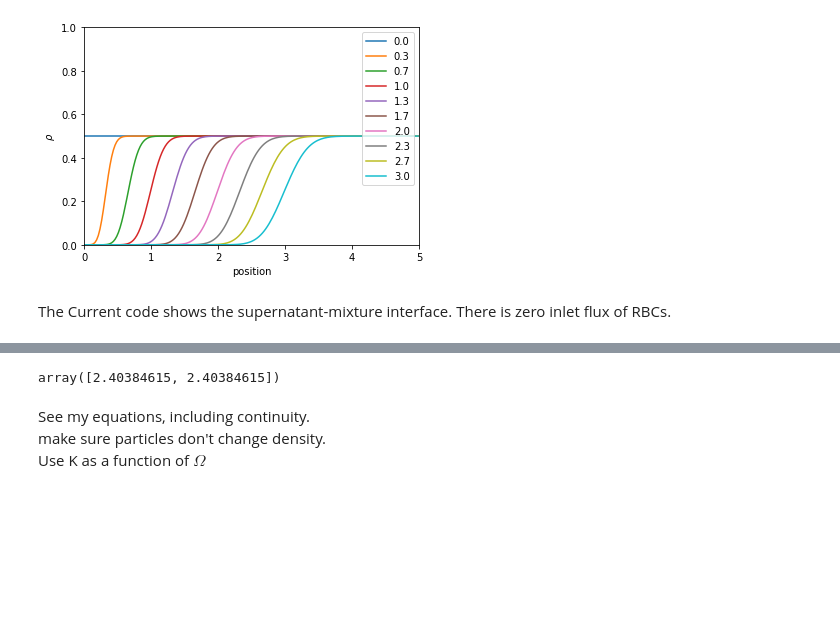
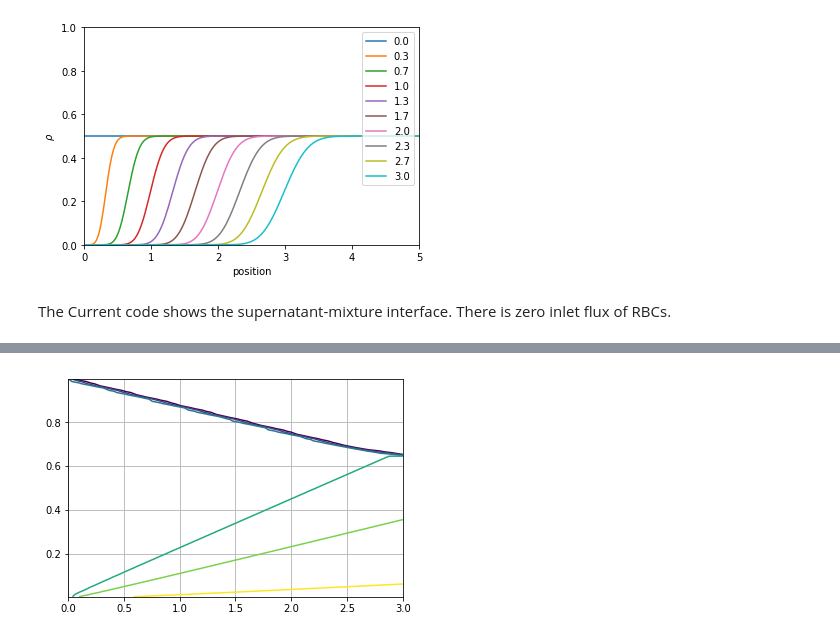
Before and after one commit to cliffanderson720/MS-Thesis-Pitt, a Jupyter notebook: Simulations/simple_wave_Godunov_1.5.ipynb, the cells around one changed output, grey strips where cells are left out. Cells and saved outputs as stored; diff of their text form; code cells hidden in the pictures; blank space fills up the shorter version.

```diff
--- a/Simulations/simple_wave_Godunov_1.5.ipynb
+++ b/Simulations/simple_wave_Godunov_1.5.ipynb
@@ -138,8 +149,0 @@ plt.show()
-# %%
-(times[1]-times[0])*get_c(np.array([0.5,0.5]))/Δx
-# %% [output]
-array([2.40384615, 2.40384615])
-# %% [markdown]
-See my equations, including continuity.
-make sure particles don't change density.
-Use K as a function of $\Omega$
@@ -151,0 +150,6 @@ for i in range(len(test)):
+# %%
+X,T = np.meshgrid(x[::-1],times)
+plt.contour(T,X,ρall)
+plt.grid()
+# %% [output]
+[figure, added]
```
Also changed, not shown: parts of 7 cells of this notebook, 13 other files.
